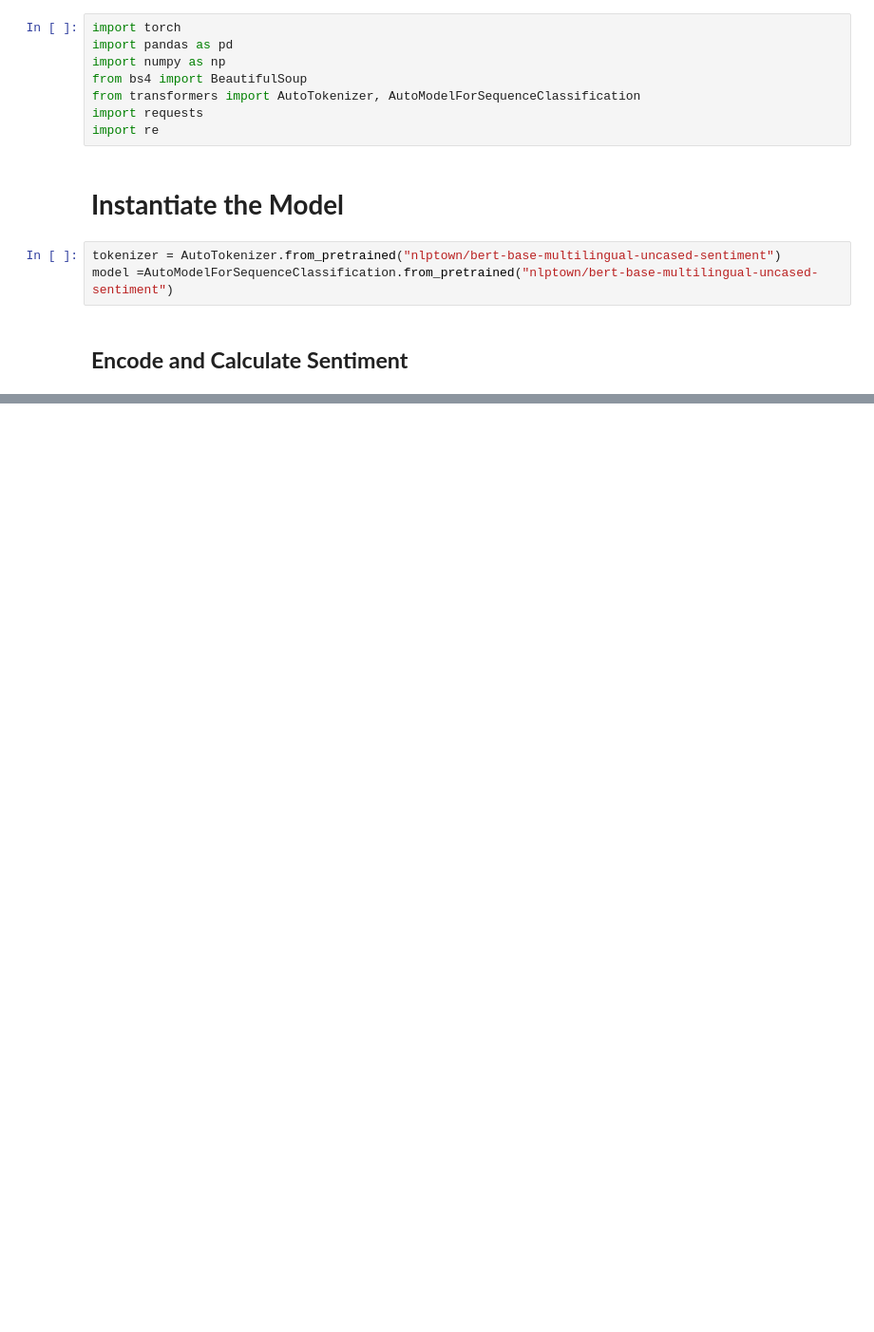
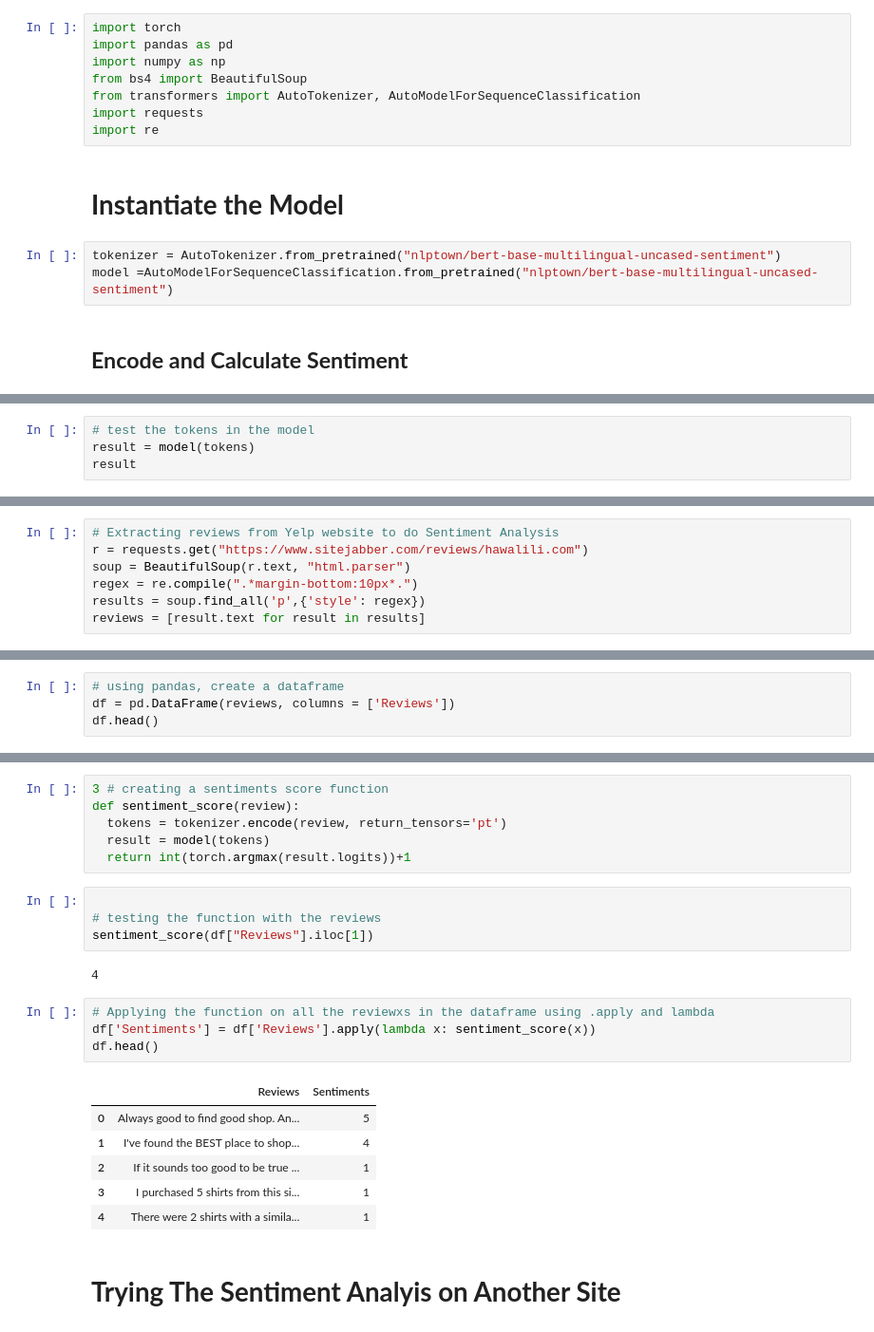
Before and after one commit to richardmukechiwa/Sentiment-Analysis-with-BERT, a Jupyter notebook: SentimentAnalysisBERT.ipynb, the cells around one changed output, grey strips where cells are left out. Shown at 95% size. Cells and saved outputs as stored; diff of their text form; blank space fills up the shorter version.

```diff
--- a/SentimentAnalysisBERT.ipynb
+++ b/SentimentAnalysisBERT.ipynb
@@ -30,0 +29,4 @@ tokenizer.decode(tokens[0])
+# %%
+# test the tokens in the model
+result = model(tokens)
+result
@@ -30,0 +48,7 @@ tokenizer.decode(tokens[0])
+# %%
+# Extracting reviews from Yelp website to do Sentiment Analysis
+r = requests.get("https://www.sitejabber.com/reviews/hawalili.com")
+soup = BeautifulSoup(r.text, "html.parser")
+regex = re.compile(".*margin-bottom:10px*.")
+results = soup.find_all('p',{'style': regex})
+reviews = [result.text for result in results]
@@ -30,0 +73,4 @@ tokenizer.decode(tokens[0])
+# %%
+# using pandas, create a dataframe
+df = pd.DataFrame(reviews, columns = ['Reviews'])
+df.head()
@@ -30,0 +84,25 @@ tokenizer.decode(tokens[0])
+# %%
+3 # creating a sentiments score function
+def sentiment_score(review):
+  tokens = tokenizer.encode(review, return_tensors='pt')
+  result = model(tokens)
+  return int(torch.argmax(result.logits))+1
+# %%
+
+# testing the function with the reviews
+sentiment_score(df["Reviews"].iloc[1])
+# %% [output]
+4
+# %%
+# Applying the function on all the reviewxs in the dataframe using .apply and lambda
+df['Sentiments'] = df['Reviews'].apply(lambda x: sentiment_score(x))
+df.head()
+# %% [output]
+|  | Reviews | Sentiments |
+| 0 | Always good to find good shop. An... | 5 |
+| 1 | I've found the BEST place to shop... | 4 |
+| 2 | If it sounds too good to be true ... | 1 |
+| 3 | I purchased 5 shirts from this si... | 1 |
+| 4 | There were 2 shirts with a simila... | 1 |
+# %% [markdown]
+# **Trying The Sentiment Analyis on Another Site**
```
Also changed, not shown: parts of 12 cells of this notebook.
